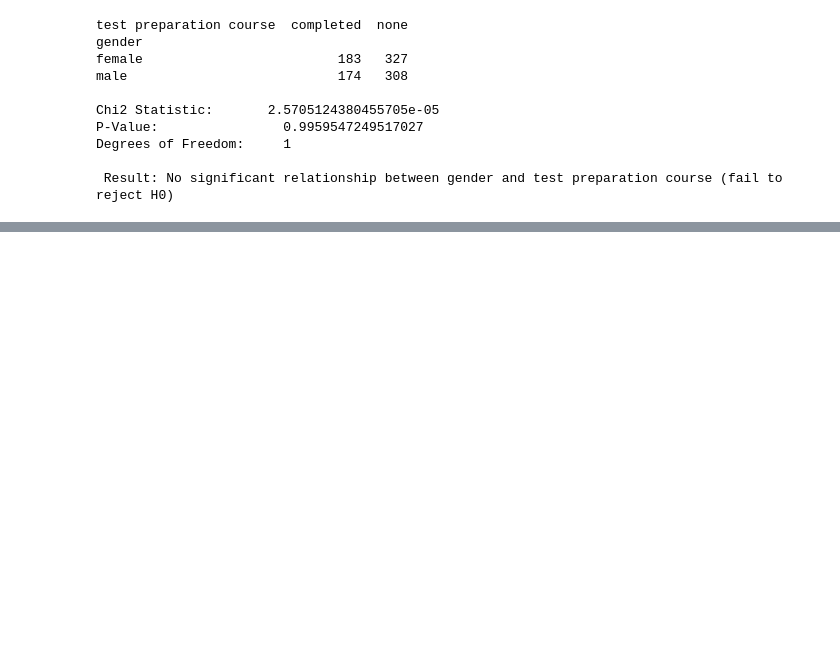
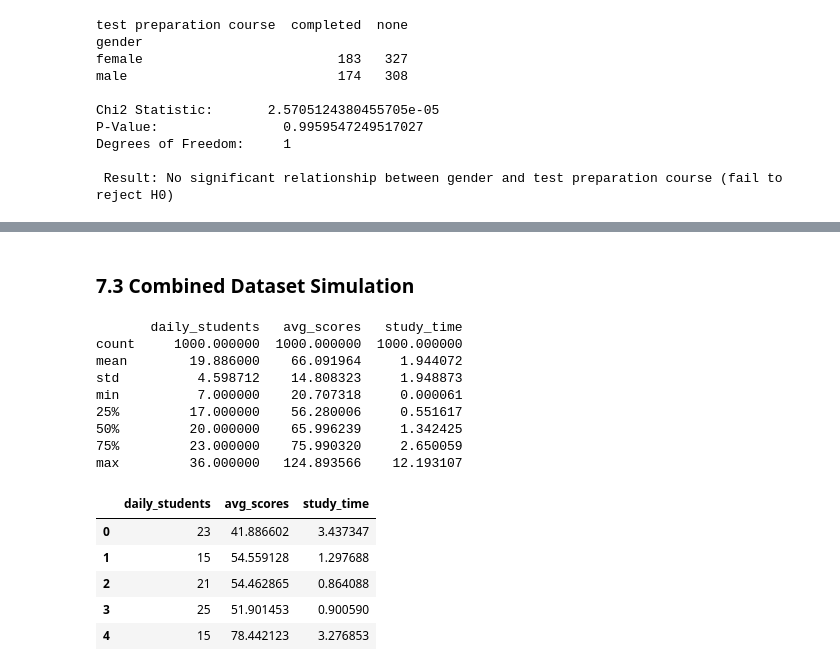
Before and after one commit to Arian11z/students-performance-analysis, a Jupyter notebook: notebooks/analysis.ipynb, the cells around one changed output, grey strips where cells are left out. Saved outputs shown, nothing was run; the diff lists cells and outputs as text; code cells hidden in the pictures; blank space fills up the shorter version.

```diff
--- a/notebooks/analysis.ipynb
+++ b/notebooks/analysis.ipynb
@@ -495,0 +531,35 @@ Degrees of Freedom:     1
+# %% [markdown]
+### 7.3 Combined Dataset Simulation
+# %%
+np.random.seed(42)
+
+n = 1000
+
+daily_students = np.random.poisson(lam=20, size=n)
+avg_scores = np.random.normal(loc=66, scale=15, size=n)
+study_time = np.random.exponential(scale=2, size=n)
+
+sim_df = pd.DataFrame({
+    'daily_students': daily_students,
+    'avg_scores': avg_scores,
+    'study_time': study_time
+})
+
+print(sim_df.describe())
+sim_df.head()
+# %% [output]
+       daily_students   avg_scores   study_time
+count     1000.000000  1000.000000  1000.000000
+mean        19.886000    66.091964     1.944072
+std          4.598712    14.808323     1.948873
+min          7.000000    20.707318     0.000061
+25%         17.000000    56.280006     0.551617
+50%         20.000000    65.996239     1.342425
+75%         23.000000    75.990320     2.650059
+max         36.000000   124.893566    12.193107
+|  | daily_students | avg_scores | study_time |
+| 0 | 23 | 41.886602 | 3.437347 |
+| 1 | 15 | 54.559128 | 1.297688 |
+| 2 | 21 | 54.462865 | 0.864088 |
+| 3 | 25 | 51.901453 | 0.900590 |
+| 4 | 15 | 78.442123 | 3.276853 |
```
Also changed, not shown: parts of 5 cells of this notebook.
